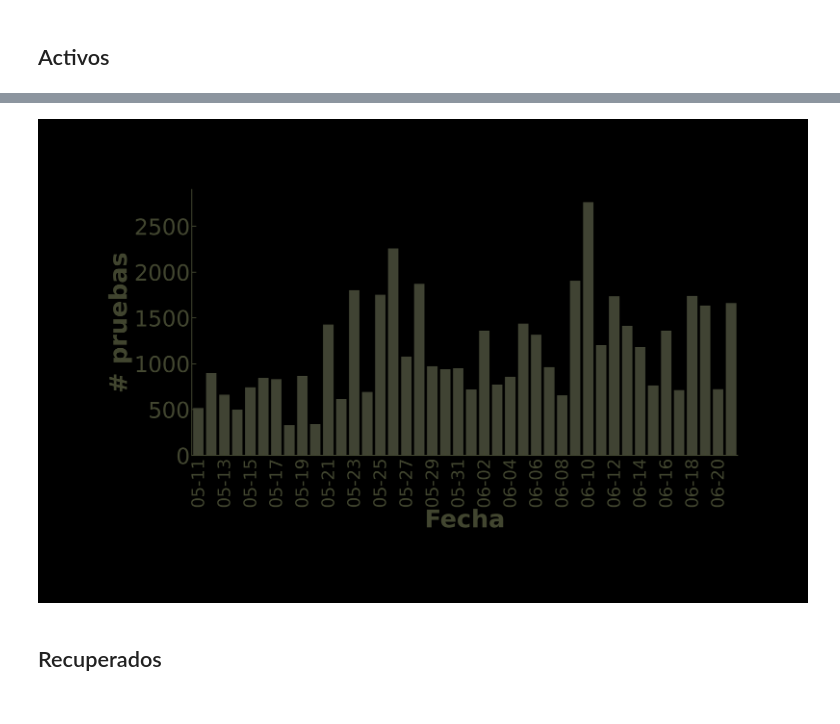
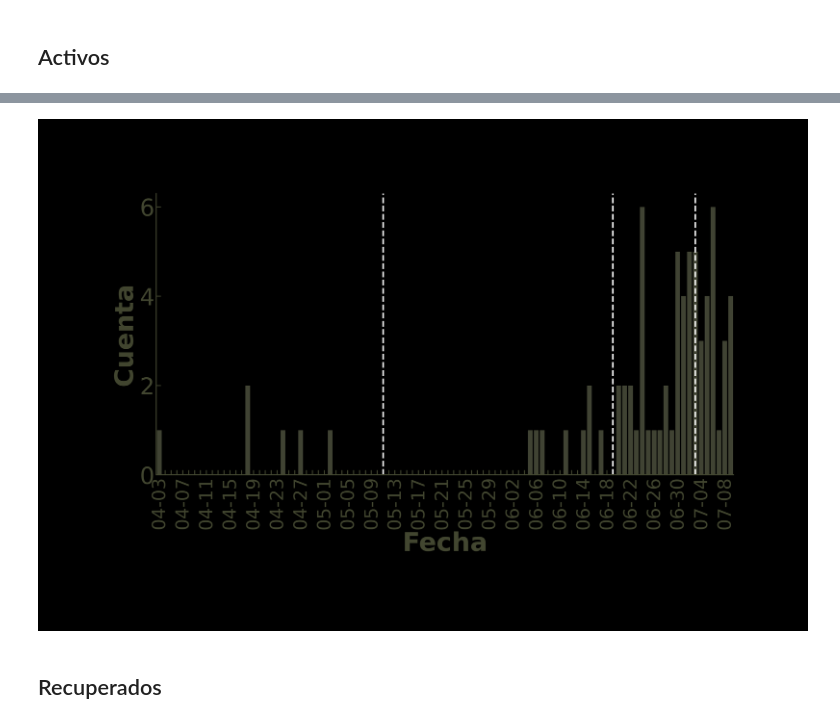
Before and after one commit to datatrooper/instatrooper, a Jupyter notebook: notebooks/2020/covid/covid antioquia.ipynb, the cells around one changed output, grey strips where cells are left out. Cells and saved outputs as stored; diff of their text form; code cells hidden in the pictures.

```diff
--- a/notebooks/2020/covid/covid antioquia.ipynb
+++ b/notebooks/2020/covid/covid antioquia.ipynb
@@ -37,7 +40,7 @@ def load_colombia_df():
 # %%
 def load_muestras_df():
     client = Socrata("www.datos.gov.co", None)  # https://www.datos.gov.co/es/profile/edit/developer_settings   por si no funciona
-    results = client.get("8835-5baf", limit=100000)
+    results = client.get("8835-5baf", limit=1000000)
     results_df = pd.DataFrame.from_records(results)
     return results_df
 # %%
@@ -214,4 +204,16 @@ cuenta
 # %%
+fecha_tipo = "Fecha de diagnóstico"
+
+cuenta = pd.DataFrame(df_ant.groupby(fecha_tipo)["id_de_caso"].count()).reset_index()
+cuenta = cuenta.rename(columns={"id_de_caso":"cuenta"})
+idx = pd.date_range(cuenta[fecha_tipo].min(), cuenta[fecha_tipo].max())
+all_dates = pd.DataFrame(idx, columns=["fecha"])
+cuenta = all_dates.merge(cuenta, left_on="fecha",
+                right_on=fecha_tipo,
+                how="left").drop(fecha_tipo, axis=1).fillna(0)
+cuenta["fecha"] = cuenta["fecha"].dt.strftime('%m-%d')
+
+
 plt.rcParams['axes.labelweight'] = 'bold'
 cuenta_plot = cuenta.reset_index(drop=True)
 sns.set_context("talk")
@@ -226,6 +228,7 @@ plt.setp(ax.spines.values(), color=color)
 
 plt.axvline(cuenta_plot[cuenta_plot["fecha"] == "05-11"].index[0], color="white", linestyle='--', linewidth=3)
 plt.axvline(cuenta_plot[cuenta_plot["fecha"] == "06-19"].index[0], color="white", linestyle='--', linewidth=3)
+plt.axvline(cuenta_plot[cuenta_plot["fecha"] == "07-03"].index[0], color="white", linestyle='--', linewidth=3)
 
 ax.set_xlabel("Fecha", fontsize=50, color=color)
 ax.set_ylabel("Cuenta", fontsize=50, color=color)
@@ -358,7 +353,7 @@ cuenta.tail()
 # %%
 sns.set_context("talk")
 plt.figure(figsize=(20,12))
-ax = sns.barplot(x="fecha_boletin", y="cuenta", data=cuenta, color=color)
+ax = sns.barplot(x="fecha_boletin", y="cambio_activos", data=cuenta, color=color)
 plt.xticks(rotation=90, fontsize=25)
 plt.yticks(fontsize=25)
 
@@ -378,6 +373,6 @@ for i,label in enumerate(ax.get_xticklabels()):
         pass
     else:
         label.set_visible(False)
-plt.savefig(f'activos_dia.png',bbox_inches='tight', transparent="True", pad_inches = 0)
+plt.savefig(f'cambio_activos.png',bbox_inches='tight', transparent="True", pad_inches = 0)
 plt.show()
 # %% [output]
@@ -415,26 +451,43 @@ df_muestras_ant
 # %%
+df_ant_changed = df_ant.copy()
+df_ant_changed["fecha_de_muerte"] = df_ant_changed["fecha_de_muerte"].dropna()
+cuenta_rec = pd.DataFrame(df_ant_changed.groupby("fecha_de_muerte")["id_de_caso"].count()).reset_index()
+
+cuenta_rec = cuenta_rec.rename(columns={"id_de_caso":"cuenta"})
+
+idx = pd.date_range(cuenta_rec["fecha_de_muerte"].min(), cuenta_rec["fecha_de_muerte"].max())
+all_dates = pd.DataFrame(idx, columns=["fecha"])
+cuenta_rec = all_dates.merge(cuenta_rec, left_on="fecha",
+                right_on="fecha_de_muerte",
+                how="left").drop("fecha_de_muerte", axis=1).fillna(0)
+cuenta_rec["fecha"] = cuenta_rec["fecha"].dt.strftime('%m-%d')
+
+sns.set_context("talk")
+cuenta_plot = cuenta_rec.reset_index(drop=True)
 plt.figure(figsize=(20,10))
-ax = sns.barplot(x="fecha", y="cuenta", data=df_muestras_ant[1:], color=color)
+ax = sns.barplot(x="fecha", y="cuenta", data=cuenta_plot, color=color)
+
+plt.axvline(cuenta_plot[cuenta_plot["fecha"] == "05-11"].index[0], color="white", linestyle='--', linewidth=3)
+plt.axvline(cuenta_plot[cuenta_plot["fecha"] == "06-19"].index[0], color="white", linestyle='--', linewidth=3)
+plt.axvline(cuenta_plot[cuenta_plot["fecha"] == "07-03"].index[0], color="white", linestyle='--', linewidth=3)
+
 plt.xticks(rotation=90, fontsize=25)
 plt.yticks(fontsize=25)
-
 ax.tick_params(axis='x',which = "major", colors=color, labelsize=35, labelrotation=90)
 ax.tick_params(axis='y', colors=color, labelsize=45)
+plt.setp(ax.spines.values(), color=color)
 
 ax.set_xlabel("Fecha", fontsize=50, color=color)
-ax.set_ylabel("# pruebas", fontsize=50, color=color)
-plt.setp(ax.spines.values(), color=color)
-
+ax.set_ylabel("Cuenta", fontsize=50, color=color)
 for i,label in enumerate(ax.get_xticklabels()):
-    if i%2 == 0:
+    if i%4 == 0:
         pass
     else:
         label.set_visible(False)
-
-plt.savefig(f'muestras_dia.png',bbox_inches='tight', transparent="True", pad_inches = 0)
+plt.savefig(f'muertes_dia.png',bbox_inches='tight', transparent="True", pad_inches = 0)
 plt.show()
 # %% [output]
-[figure, old version]
+[figure, new version]
 # %% [markdown]
 ## Recuperados
 # %%
```
Also changed, not shown: parts of 69 cells of this notebook, 25 other files.
